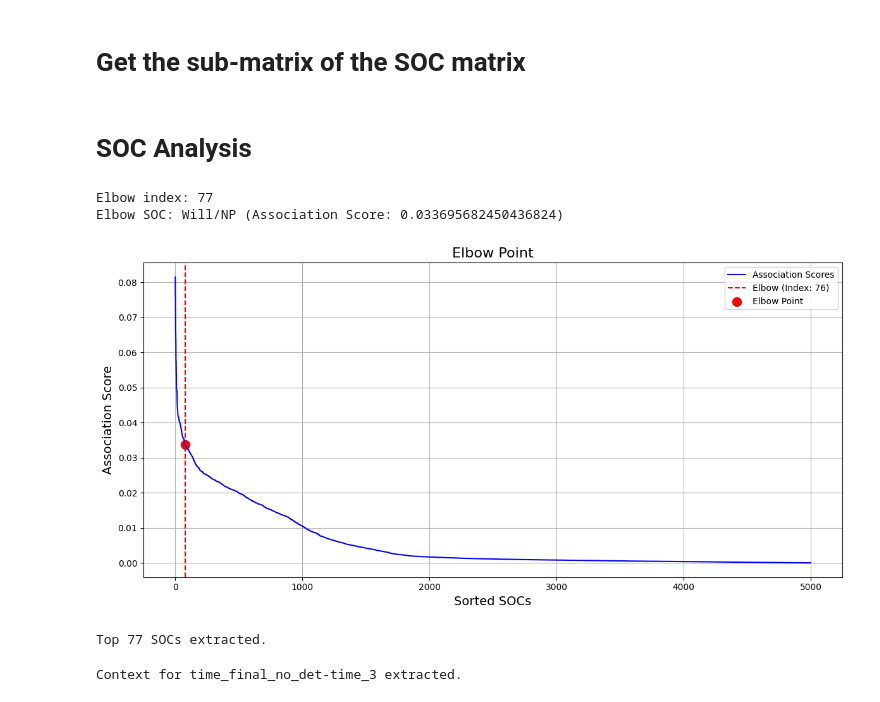
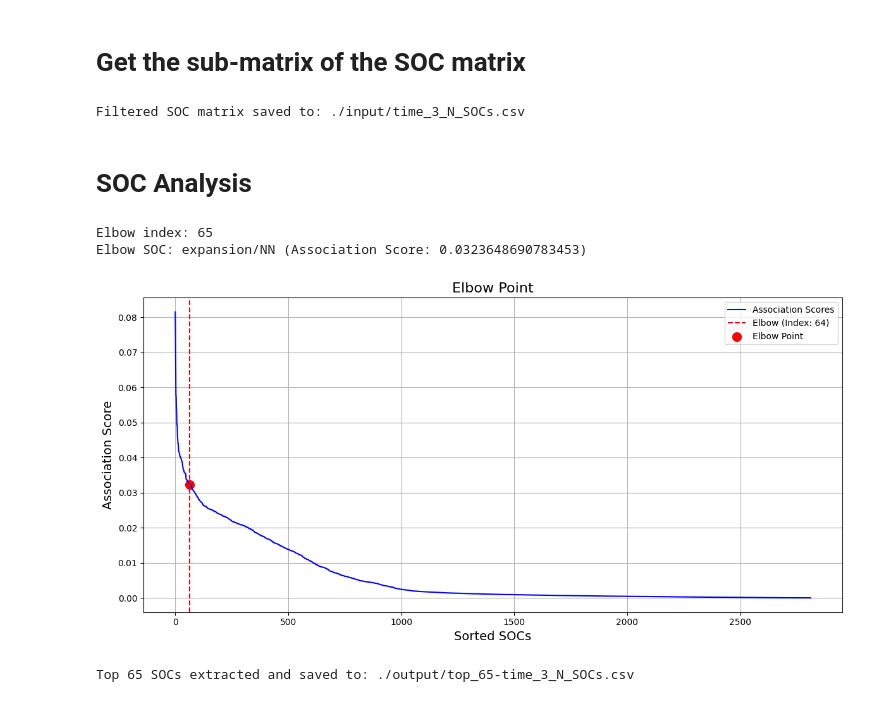
Before and after one commit to phantatbach/SOCFlow, a Jupyter notebook: SOC_Flow.ipynb, the cells around one changed output. Drawn from its saved outputs; the diff is of its cells as text; code cells hidden in the pictures.

```diff
--- a/SOC_Flow.ipynb
+++ b/SOC_Flow.ipynb
@@ -72,20 +68,32 @@ subset_rows.to_csv(f'./input/{sense}_SOCs.csv', sep=',')
+# %%
+# List of POS tags
+POS_list = ['/N']
+SenSOC_file = 'input/time_3_SOCs.csv'
+sub_SenSOC = 'time_3_N'
+
+# Get the submatrix of only the POS tags
+POS_submtx.get_POS_submtx(SenSOC_file, sub_SenSOC, POS_list, input_folder)
+# %% [output]
+Filtered SOC matrix saved to: ./input/time_3_N_SOCs.csv
 # %% [markdown]
 # SOC Analysis
 # %%
+# Choose the submatrix
+sub_SenSOC = 'time_3_N'
+sub_senSOC_file = 'input/time_3_N_SOCs.csv'
+
 # Find the elbow
-analyser.elbow_finder(sense)
+analyser.elbow_finder(sense, sub_senSOC_file)
 # %% [output]
-Elbow index: 77
-Elbow SOC: Will/NP (Association Score: 0.033695682450436824)
+Elbow index: 65
+Elbow SOC: expansion/NN (Association Score: 0.0323648690783453)
-[figure, old version]
+[figure, new version]
 # %%
 # Top n SOCs
-n = 77
-analyser.soc_dist_vis(n)
+n = 65
+analyser.soc_dist_vis(n, sub_SenSOC, output_folder)
 # %% [output]
-Top 77 SOCs extracted.
+Top 65 SOCs extracted and saved to: ./output/top_65-time_3_N_SOCs.csv
 # %%
-# Get the raw context
-analyser.get_context(token, sense, token_list)
+# Get the raw context for the tokens
+analyser.get_context(token, sense, token_list, input_folder, output_folder)
-# %% [output]
-Context for time_final_no_det-time_3 extracted.
```
Also changed, not shown: parts of 6 cells of this notebook, 4 other files.
